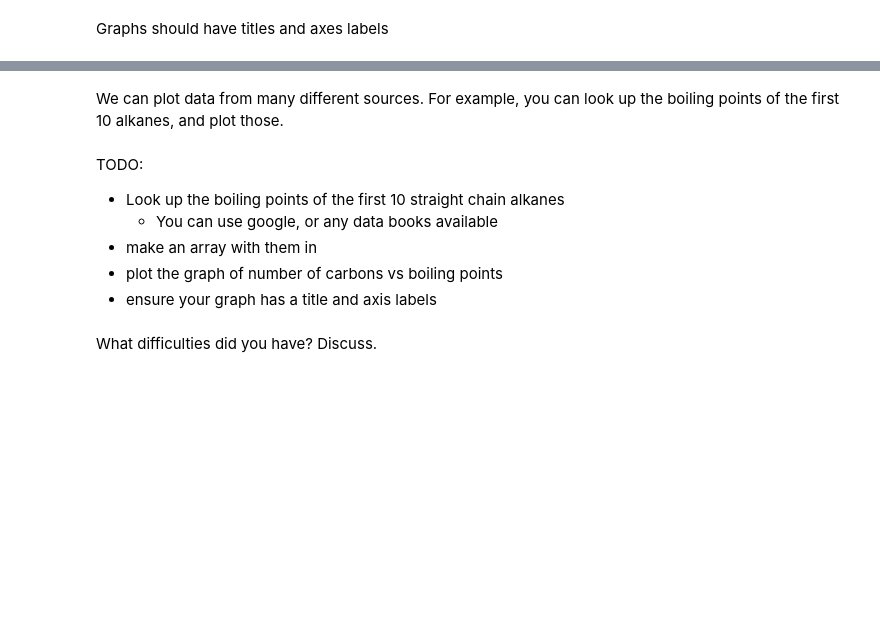
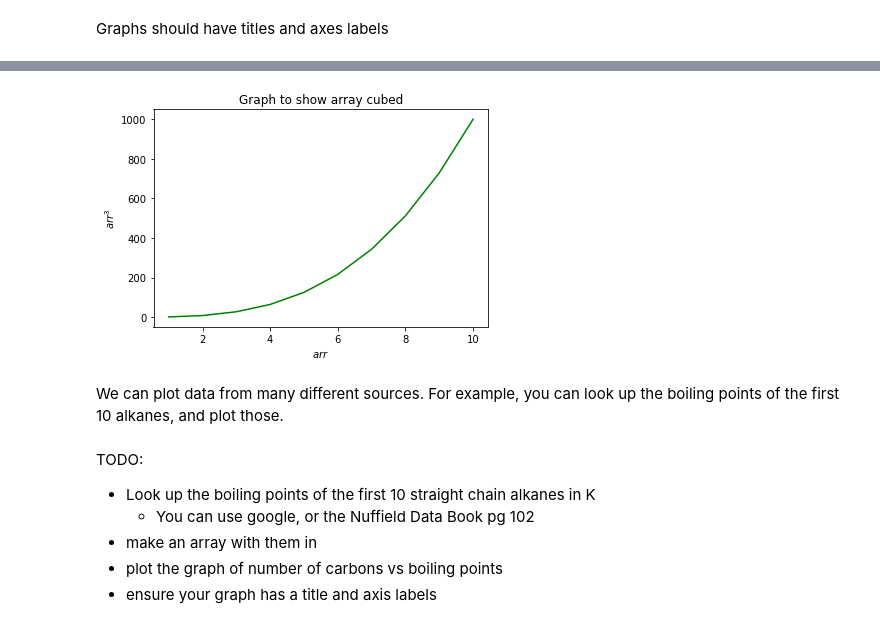
Before and after one commit to jogrundy/Wellington, a Jupyter notebook: Lesson_4.ipynb, the cells around one changed output, grey strips where cells are left out. Cells and saved outputs as stored; diff of their text form; code cells hidden in the pictures; blank space fills up the shorter version.

```diff
--- a/Lesson_4.ipynb
+++ b/Lesson_4.ipynb
@@ -195,11 +194,17 @@ TODO:
 # %%
-# 17
+# 24
+plt.plot(arr, arr**3, 'g') #you can use different colours by changing 'b'
+plt.title('Graph to show array cubed')
+plt.xlabel('$arr$')
+plt.ylabel('$arr^3$'); # the dollar signs allow latex notation to be used, so ^ gives superscript;
+# %% [output]
+[figure, added]
 # %% [markdown]
 We can plot data from many different sources. For example, you can look up the boiling points of the first 10 alkanes, and plot those.
 # %% [markdown]
 TODO:
-- Look up the boiling points of the first 10 straight chain alkanes
-  - You can use google, or any data books available
+- Look up the boiling points of the first 10 straight chain alkanes in K
+  - You can use google, or the Nuffield Data Book pg 102
 - make an array with them in
 - plot the graph of number of carbons vs boiling points
 - ensure your graph has a title and axis labels
@@ -208,2 +212,0 @@ TODO:
-# %% [markdown]
-What difficulties did you have? Discuss.
```
Also changed, not shown: parts of 51 cells of this notebook, 1 other file.
